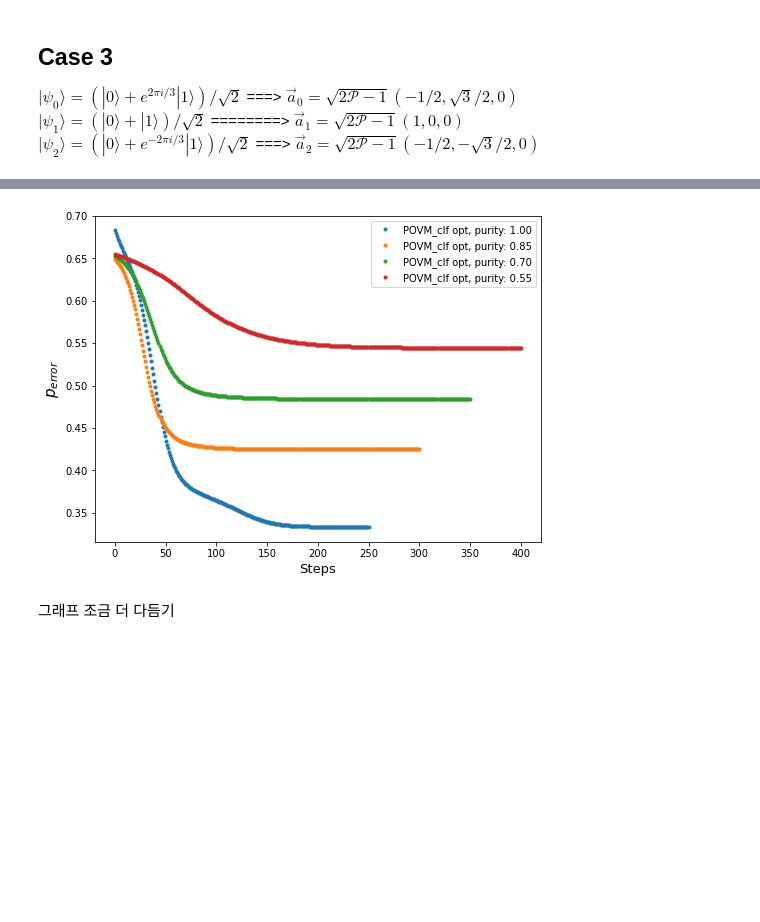
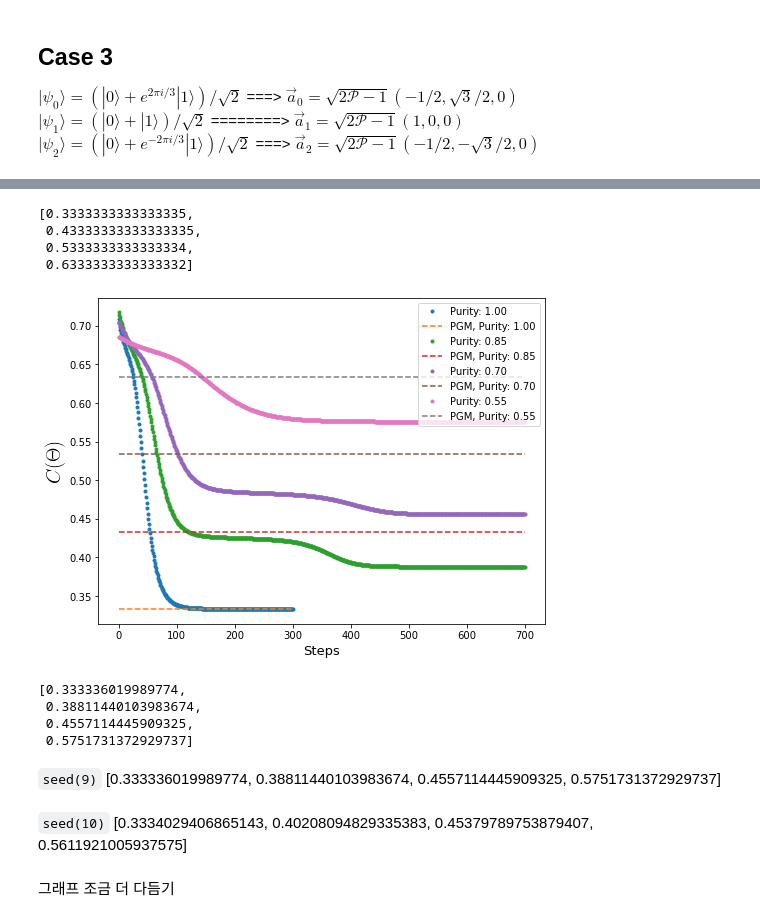
Before and after one commit to dkleeqc/vqsd, a Jupyter notebook: povm_clf.ipynb, the cells around one changed output, grey strips where cells are left out. Drawn from its saved outputs; the diff is of its cells as text; code cells hidden in the pictures; blank space fills up the shorter version.

```diff
--- a/povm_clf.ipynb
+++ b/povm_clf.ipynb
@@ -262,0 +316,3 @@ plt.show()
+# %%
+pgm, cost_pgm = classifier.sq_rt_m()
+pgm, cost_pgm
@@ -262,0 +352,3 @@ plt.show()
+# %%
+i, j = 1, 2
+np.dot(np.dot(E[i], rho[i] - rho[j]), E[j])
@@ -349,13 +453,13 @@ for i, p in enumerate(purities):
 # %%
 plt.figure(figsize=(8,6))
 for i in range(len(cost_list)):
-    plt.plot(list(range(steps[i]+1)), cost_list[i], '.', label="POVM_clf opt, purity:{: .2f}".format((purities[i])))
+    plt.plot(list(range(steps[i]+1)), cost_list[i], '.', label="Purity:{: .2f}".format((purities[i])))
     plt.plot(list(range(steps[i]+1)), [Hbe_list[i]]*(steps[i]+1), '--', label="Helstrom_bound: {:.4f}".format(Hbe_list[i]))
     #if i !=0:
     #    plt.plot(list(range(steps[i]+1)), [Hbe_list[i]]*(steps[i]+1), '--', label="Helstrom_bound, "+r"$\rho_{noisy}$"+": {:.4f}".format(Hbn_list[i]))
 
-plt.xlabel('Steps', fontsize=13)
-plt.ylabel(r'$p_{error}$', fontsize=15)
+plt.xlabel('Steps', fontsize=15)
+plt.ylabel(r'$C(\Theta)$', fontsize=20, usetex=True)
 plt.legend()
 plt.savefig('result2.png', bbox_inches='tight', transparent=True)
 plt.show()
@@ -372,19 +476,23 @@ wires = [0, 1, 2, 3]
 n_outcome = 3
 devs = [qml.device('default.qubit', wires=n_qubit)] * n_outcome
 
-cost_list= []
+cost_list = []
+cost_pgm_list = []
 purities = [1, 0.85, 0.7, 0.55]
-steps = [250, 300, 350, 400]
+steps = [300, 700, 700, 700]
 
-state_vecs = [[1/np.sqrt(2), np.exp(1j*2*np.pi/3)/np.sqrt(2)], [1/np.sqrt(2), 1/np.sqrt(2)], [1/np.sqrt(2), np.exp(-1j*2*np.pi/3)/np.sqrt(2)]]
-bloch_vecs = [state_2_bloch(state_vecs[i]) for i in range(n)]
-bloch_vecs = [[np.sqrt(2*p-1) * bloch_vecs[n][i] for i in range(3)] for n in range(n)]
 for i, p in enumerate(purities):
+    state_vecs = [[1/np.sqrt(2), np.exp(1j*2*np.pi/3)/np.sqrt(2)], [1/np.sqrt(2), 1/np.sqrt(2)], [1/np.sqrt(2), np.exp(-1j*2*np.pi/3)/np.sqrt(2)]]
+    bloch_vecs = [state_2_bloch(state_vecs[i]) for i in range(3)]
+    bloch_vecs = [[np.sqrt(2*p-1) * bloch_vecs[n][i] for i in range(3)] for n in range(3)]
 
     if p == 1:
-        classifier =POVM_clf(3, wires[:3], bloch_vecs, devs[:3])
+        classifier =POVM_clf(3, wires[:3], bloch_vecs, devs)
         cost_list.append(classifier.run_opt(steps[i]))
 
     else:
         classifier = POVM_clf(3, wires, bloch_vecs, devs)
         cost_list.append(classifier.run_opt(steps[i]))
+
+    pgm, cost_pgm = classifier.sq_rt_m()
+    cost_pgm_list.append(cost_pgm)
@@ -391,14 +517,42 @@ for i, p in enumerate(purities):
+# %%
+cost_pgm_list
+# %% [output]
+[0.3333333333333335,
+ 0.43333333333333335,
+ 0.5333333333333334,
+ 0.6333333333333332]
 # %%
 plt.figure(figsize=(8,6))
 for i in range(len(cost_list)):
-    plt.plot(list(range(steps[i]+1)), cost_list[i], '.', label="POVM_clf opt, purity:{: .2f}".format((purities[i])))
+    plt.plot(list(range(steps[i]+1)), cost_list[i], '.', label="Purity:{: .2f}".format((purities[i])))
+    #cost_pgm
+    plt.plot(list(range(steps[i]+1)), [cost_pgm_list[i]]*(steps[i]+1), '--', label="PGM, Purity:{: .2f}".format((purities[i])))
+
 
 plt.xlabel('Steps', fontsize=13)
-plt.ylabel(r'$p_{error}$', fontsize=15)
+plt.ylabel(r'$C(\Theta)$', fontsize=20, usetex=True)
 plt.legend()
-plt.savefig('result3png', bbox_inches='tight', transparent=True)
+plt.savefig('result3.png', bbox_inches='tight', transparent=True)
 plt.show()
 # %% [output]
-[figure, old version]
+[figure, new version]
+# %%
+[cost_list[i][-1] for i in range(4)]
+# %% [output]
+[0.333336019989774,
+ 0.38811440103983674,
+ 0.4557114445909325,
+ 0.5751731372929737]
+# %% [markdown]
+`seed(9)` [0.333336019989774,
+ 0.38811440103983674,
+ 0.4557114445909325,
+ 0.5751731372929737]
+# %% [markdown]
+`seed(10)`
+[0.3334029406865143,
+ 0.40208094829335383,
+ 0.45379789753879407,
+ 0.5611921005937575]
 # %% [markdown]
 그래프 조금 더 다듬기
```
Also changed, not shown: parts of 43 cells of this notebook, 3 other files.
